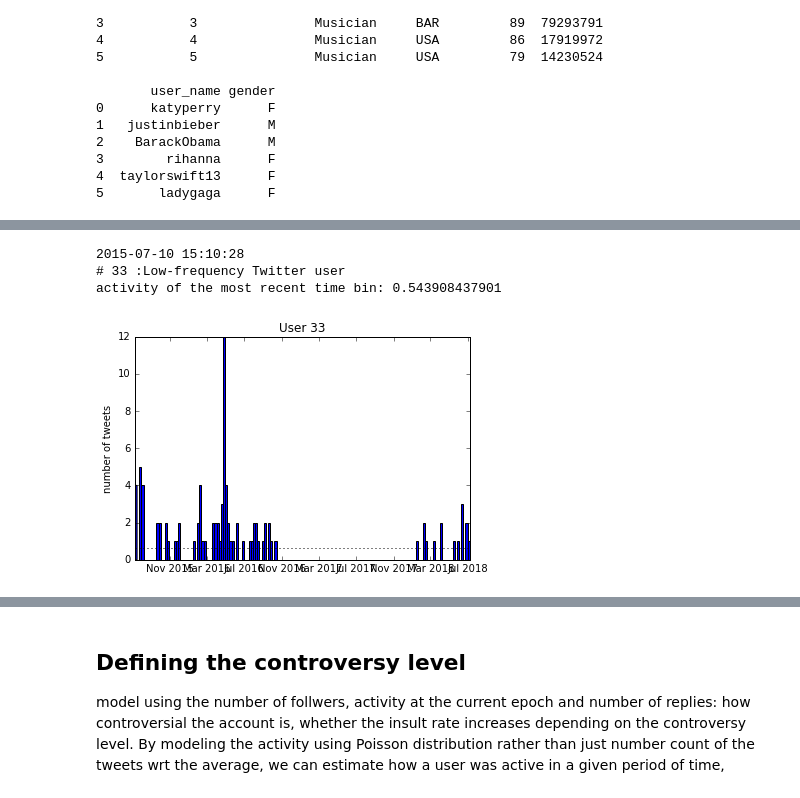
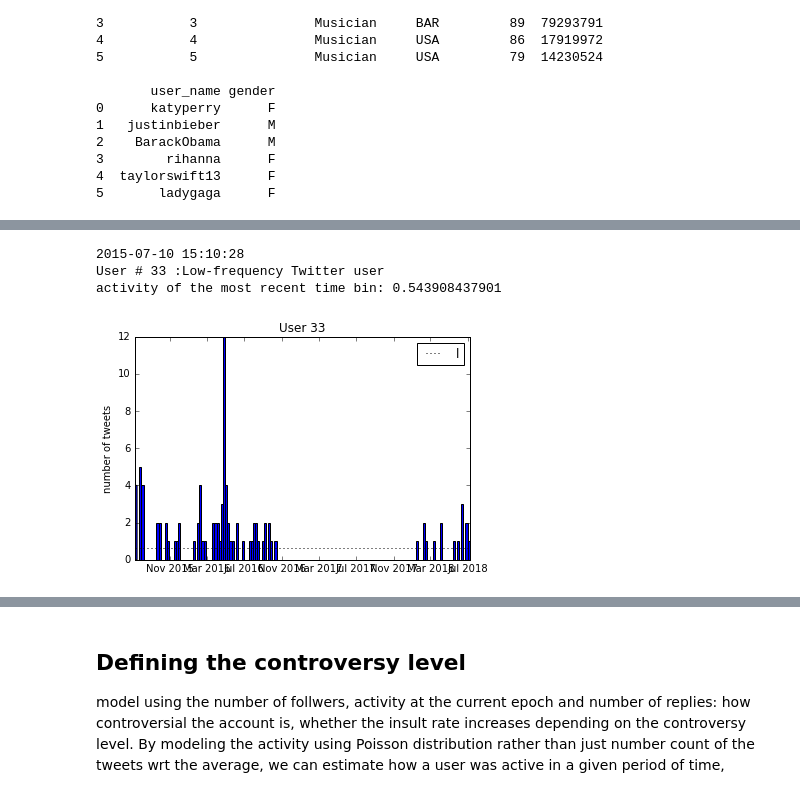
Before and after one commit to jee1213/twitter_sentiment, a Jupyter notebook: twitter_NLP_insult_GloVe_RNN.ipynb, the cells around one changed output, grey strips where cells are left out. Cells and saved outputs as stored; diff of their text form; code cells hidden in the pictures.

```diff
--- a/twitter_NLP_insult_GloVe_RNN.ipynb
+++ b/twitter_NLP_insult_GloVe_RNN.ipynb
@@ -81,7 +107,7 @@ print(user_info.head(6))
 # estimate the activity level of each users and include it to the user_info dataframe
 # collecting tweets are again, done using Collect_tweetw_50mostpop_users.ipynb
 past_filename = 'past_100_tweets.json'
-with open(past_filename) as f:
+with open(past_filename, encoding='utf-8') as f:
     pasts = json.load(f)
 # %%
 from datetime import datetime
@@ -142,31 +171,34 @@ As desired, the activity -> 0 as the drawn number reaches the average. Activity
 # %%
-# with given user number u, estimate the activity!
+# with given user number u, visualize the tweets and estimate the current time-interval activity!
 u = 33
 test = [convert_time(pasts[u][i]['created_at']) for i in range(95)]
+# for a few users, the 100 most recent data collection did not collect all the tweets (suspect internet connection issue),
+# but it did collect data up to 95th most recent tweets for all the users which is close enough, so we proceed and use 95 tweets
 test = test[::-1]
+# the collection goes backward in time: we sort it in reverse order to put it back in time order.
 print(test[0])
-#test = np.where(test[i]>datetime(2018,5,9) for i in range(100))
-#print(test[0])
-# Guaranteeing at least four bins
+
 if (test[-1]-test[0]).days > 28:
-    print("#",u,":Low-frequency Twitter user")
+    print("User #",u,":Low-frequency Twitter user")
     nbin = (test[-1]-test[0]).days
+    # low-frequency users get larger bins: 4 days per bin or more
     histogram = plt.hist(test,bins=int(nbin/7))
 else:
-    print("#",u,":High-frequency Twitter user")
-    # high frequency users (who tweets more than 100 times per 4 weeks)
+    print("User #",u,":High-frequency Twitter user")
+    # high frequency users (who tweets more than 100 times in the past 4 weeks)
     histogram = plt.hist(test,bins=30)
 # can I change this into bin_size=a day (roughly when the data is collected)?
 l = np.average(histogram[0])
 plt.ylabel("number of tweets")
 plt.title("User %d"%(u))
-plt.axhline(y=l,linestyle=':',color='black')
+plt.axhline(y=l,linestyle=':',color='black',label = 'l')
+plt.legend()
 print("activity of the most recent time bin:",calc_act(histogram[0][-1],l))
 # %% [output]
 2015-07-10 15:10:28
-# 33 :Low-frequency Twitter user
+User # 33 :Low-frequency Twitter user
 activity of the most recent time bin: 0.543908437901
-[figure, old version]
+[figure, new version]
 # %%
 # For all users, estimate the activity
 activity = []
```
Also changed, not shown: parts of 88 cells of this notebook, 1 other file.
